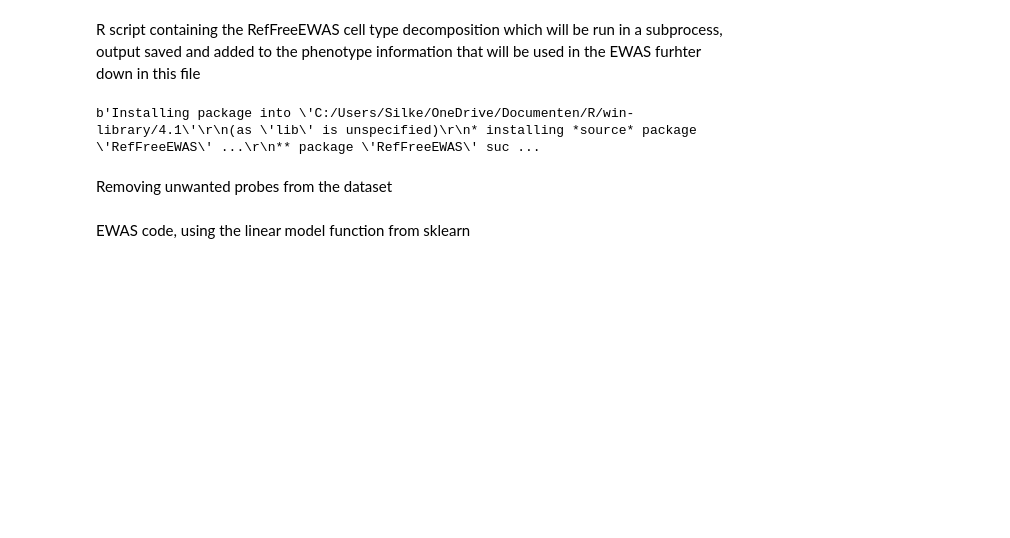
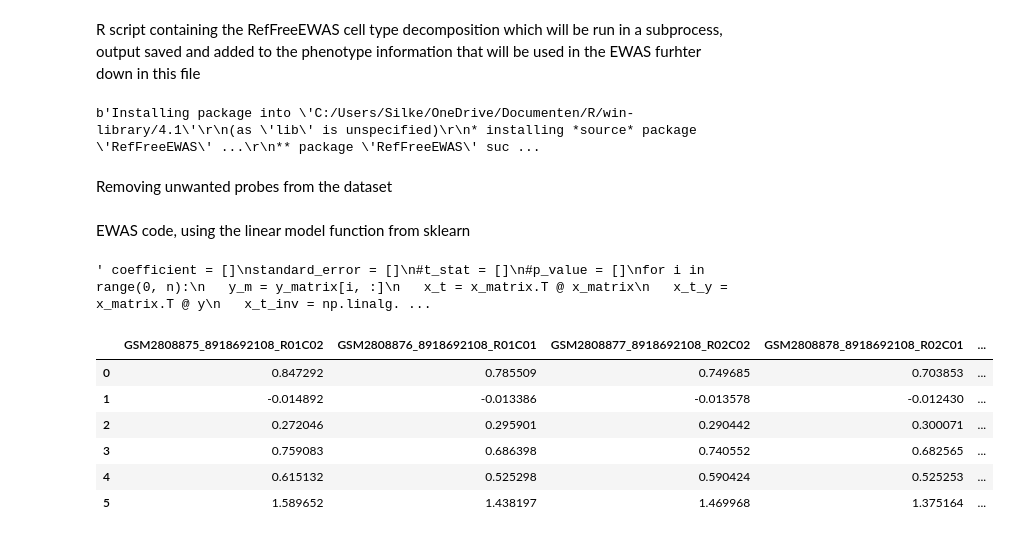
Before and after one commit to Waterkers/Federated_Differential_Methylation_Analysis, a Jupyter notebook: python_preprocessing_shell.ipynb, the cells around one changed output. Drawn from its saved outputs; the diff is of its cells as text; code cells hidden in the pictures; blank space fills up the shorter version.

```diff
--- a/python_preprocessing_shell.ipynb
+++ b/python_preprocessing_shell.ipynb
@@ -142,12 +142,56 @@ Removing unwanted probes from the dataset
 EWAS code, using the linear model function from sklearn
 # %%
 #EWAS
-import statsmodels.api as sm # this contains an R-like linear model function that is more intuitive than the sklearn equivalent
-from patsy import dmatrices
-pheno = pd.read_csv(r"E:\Msc Systems Biology\MSB5000_Master_Thesis\Practical work\Federated_Differential_Methylation_Analysis\Output\QC_GSE66351_PythonShell\post_norm_pheno_information.csv")
-betas = pd.read_csv(r"E:\Msc Systems Biology\MSB5000_Master_Thesis\Practical work\Federated_Differential_Methylation_Analysis\Output\QC_GSE66351_PythonShell\Preprocessed_betas.csv")
-x = pheno[["Sample_diagnosis", "Sample_age", "Sample_sex", "Sample_sentrix_id"]] # design matrix with the dependent/explainatory variables to be included in the model
-y = betas[20, 20] # keeping it small now to test if everything works the way it should
+#import statsmodels.api as sm # this contains an R-like linear model function that is more intuitive than the sklearn equivalent
+#from patsy import dmatrices
+import numpy as np
+import pandas as pd
 
-#results = []
-#for i in
+pheno = pd.read_csv("E:\\Msc Systems Biology\\MSB5000_Master_Thesis\\Practical work\\Federated_Differential_Methylation_Analysis\\Output\\QC_GSE66351_PythonShell\\post_norm_pheno_information.csv", index_col= "Sample_ID")
+betas = pd.read_csv("E:\\Msc Systems Biology\\MSB5000_Master_Thesis\\Practical work\\Federated_Differential_Methylation_Analysis\Output\\QC_GSE66351_PythonShell\\Preprocessed_betas.csv", index_col=0)
+x = pheno.loc[:,["Sample_diagnosis", "Sample_age", "Sample_sex", "Sample_sentrix_id"]] # design matrix with the dependent/explainatory variables to be included in the model
+y = betas.iloc[0:20,:] # keeping it small now to test if everything works the way it should
+
+# The design matrix needs to consist of numeric representations of the covariates to be included in the model, i.e. binary diagnosis, binary sex, dummy sentrix etc.
+x["Sample_diagnosis"] = (x["Sample_diagnosis"] == "diagnosis: AD").astype(int) #create binary diagnosis with 1 = AD and 0 = CTR
+x["Sample_sex"] = (x["Sample_sex"] == "Sex: F").astype(int) #create binary sex with 1 = F and 0 = M
+# create dummy variables for the unique sentrix_ids present in the dataset - this code can be reused to create center number dummies in the federated version of the code
+unique_ids = x["Sample_sentrix_id"].unique()
+for id in unique_ids:
+    x[id] = (x["Sample_sentrix_id"] == id).astype(int)
+x.drop(columns="Sample_sentrix_id", inplace = True)
+# turn the age variable into a continuous numerical variable without any leftover text
+x["Sample_age"].replace("^[^:]*:", "", regex=True, inplace=True)
+x["Sample_age"] = pd.to_numeric(x["Sample_age"])
+
+x_matrix = x.values
+y_matrix = y.values
+# %% [output]
+' coefficient = []\nstandard_error = []\n#t_stat = []\n#p_value = []\nfor i in range(0, n):\n   y_m = y_matrix[i, :]\n   x_t = x_matrix.T @ x_matrix\n   x_t_y = x_matrix.T @ y\n   x_t_inv = np.linalg. ...
+# %%
+n = y_matrix.shape[0] # select the number of rows of the beta matrix - #genes that the linear model will be calculated for
+m = x.shape[1] #select the number of columns from the design matrix
+
+coefficient = []
+standard_error = []
+#t_stat = []
+#p_value = []
+for i in range(0, n):
+   y_m = y_matrix[i, :]
+   x_t = x_matrix.T @ x_matrix
+   x_t_y = x_matrix.T @ y
+   x_t_inv = np.linalg.inv(x_t)
+   coef = x_t_inv @ x_t_y
+   coefficient.append(coef)
+   stan_er = np.diag(x_t_inv)
+   standard_error.append(stan_er)
+# %%
+coefficient[1]
+# %% [output]
+|  | GSM2808875_8918692108_R01C02 | GSM2808876_8918692108_R01C01 | GSM2808877_8918692108_R02C02 | GSM2808878_8918692108_R02C01 | ... |
+| 0 | 0.847292 | 0.785509 | 0.749685 | 0.703853 | ... |
+| 1 | -0.014892 | -0.013386 | -0.013578 | -0.012430 | ... |
+| 2 | 0.272046 | 0.295901 | 0.290442 | 0.300071 | ... |
+| 3 | 0.759083 | 0.686398 | 0.740552 | 0.682565 | ... |
+| 4 | 0.615132 | 0.525298 | 0.590424 | 0.525253 | ... |
+| 5 | 1.589652 | 1.438197 | 1.469968 | 1.375164 | ... |
```
